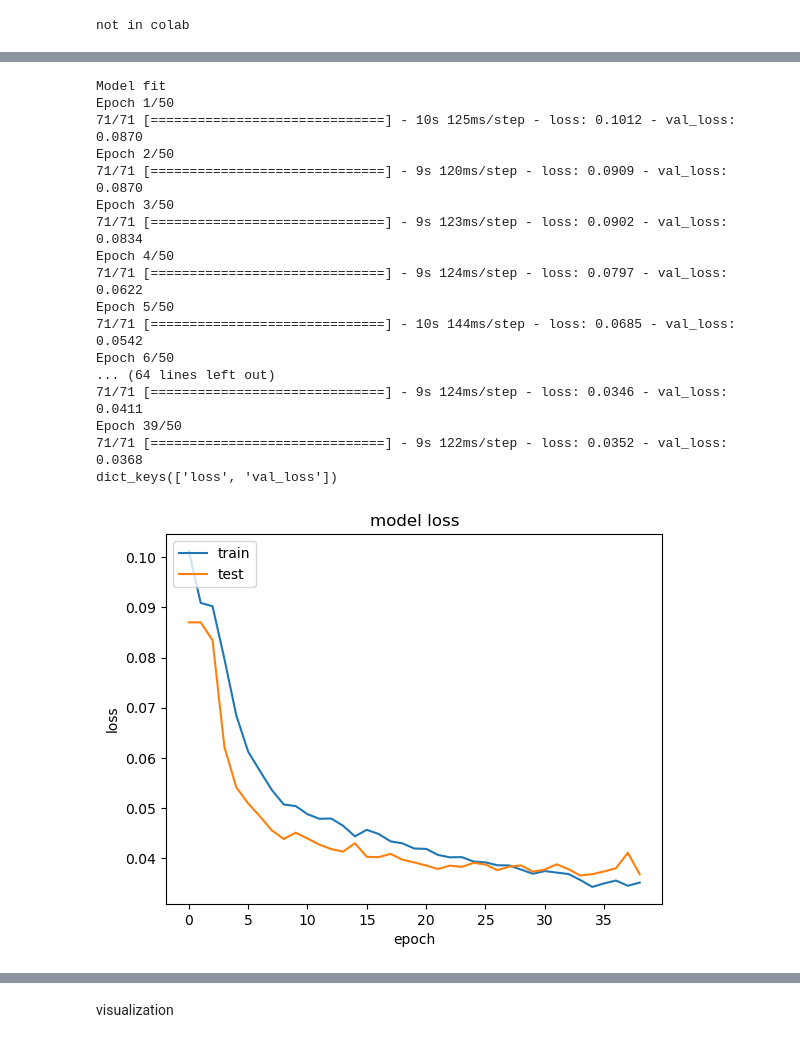
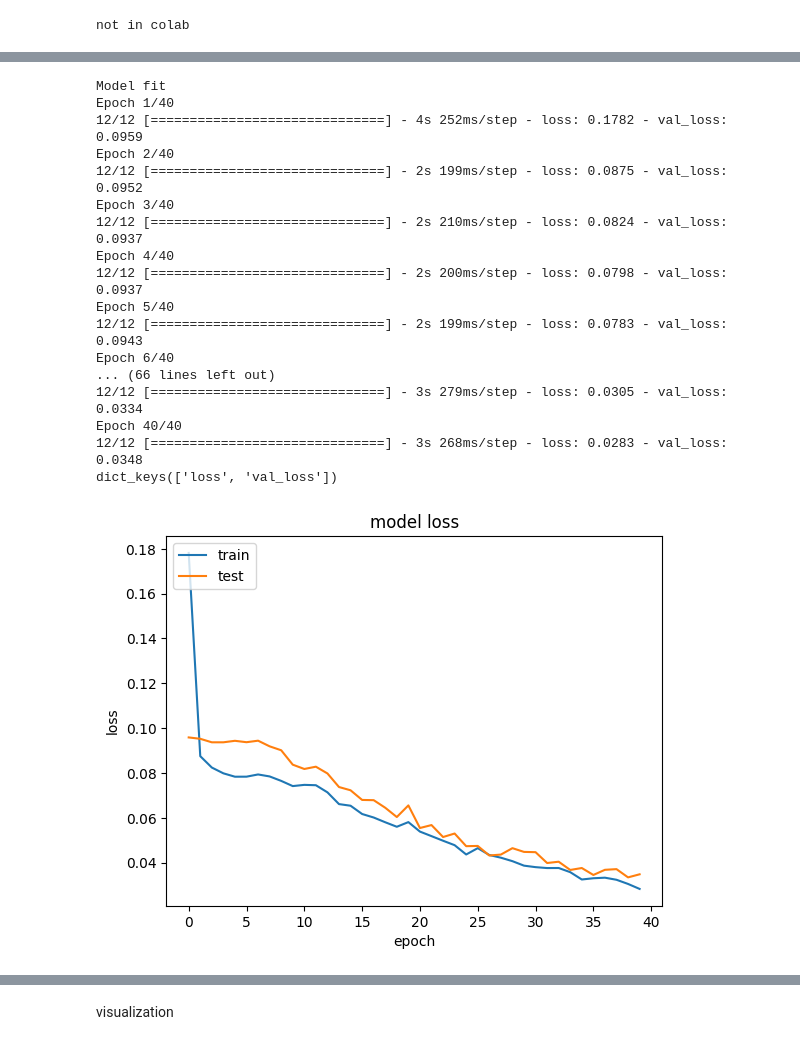
Before and after one commit to heechul/DeepPicar-ESP32S3, a Jupyter notebook: RunAll-v2.ipynb, the cells around one changed output, grey strips where cells are left out. Saved outputs shown, nothing was run; the diff lists cells and outputs as text; code cells hidden in the pictures.

```diff
--- a/RunAll-v2.ipynb
+++ b/RunAll-v2.ipynb
@@ -42,9 +42,11 @@ img_width = 160
 img_height = 60
 img_channels = 3
 temporal_context = 1  # number of past images to be used as input to the model
+ch_frac = 1.0
+
 mode = "resize"  # "crop" or "resize
-model_name = "opt-k2"
-model_file = "models/{}-{}x{}x{}-T{}".format(model_name, img_width, img_height, img_channels, temporal_context)
+model_name = "pilotnet-dg"
+model_file = "models/{}-{}x{}x{}-T{}-r{}".format(model_name, img_width, img_height, img_channels, temporal_context, ch_frac)
 
 print("model:", model_file)
 # %% [output]
@@ -329,50 +366,50 @@ _________________________________________________________________
 # class_weights = class_weight.compute_class_weight(class_weight='balanced', classes=np.unique(y_train), y=y_train)
 # class_weights = {i:class_weights[i] for i in range(len(class_weights))}
 # print("class_weights", class_weights)
 
 if use_finetuning:
     q_aware_model.load_weights(model_file + ".h5")
     print("loaded weights from", model_file + ".h5")
     n_epochs = 5
 else:
-    n_epochs = 50
+    n_epochs = 40
 
 # Continue with the rest of the code
 print ("Model fit")
 # q_aware_model.reset_states()
 history = q_aware_model.fit(x_train, y_train, batch_size=128,
                     epochs=n_epochs, validation_data=(x_test, y_test),
                     callbacks=[tf.keras.callbacks.EarlyStopping(patience=5, restore_best_weights=True)],
                     )
 
 # Plot training and validation losses
 print(history.history.keys())
 plt.plot(history.history['loss'])
 plt.plot(history.history['val_loss'])
 plt.title('model loss')
 plt.ylabel('loss')
 plt.xlabel('epoch')
 plt.legend(['train', 'test'], loc='upper left')
 plt.show()
 # %% [output]
 Model fit
-Epoch 1/50
-71/71 [==============================] - 10s 125ms/step - loss: 0.1012 - val_loss: 0.0870
-Epoch 2/50
-71/71 [==============================] - 9s 120ms/step - loss: 0.0909 - val_loss: 0.0870
-Epoch 3/50
-71/71 [==============================] - 9s 123ms/step - loss: 0.0902 - val_loss: 0.0834
-Epoch 4/50
-71/71 [==============================] - 9s 124ms/step - loss: 0.0797 - val_loss: 0.0622
-Epoch 5/50
-71/71 [==============================] - 10s 144ms/step - loss: 0.0685 - val_loss: 0.0542
-Epoch 6/50
-... (64 lines left out)
-71/71 [==============================] - 9s 124ms/step - loss: 0.0346 - val_loss: 0.0411
-Epoch 39/50
-71/71 [==============================] - 9s 122ms/step - loss: 0.0352 - val_loss: 0.0368
+Epoch 1/40
+12/12 [==============================] - 4s 252ms/step - loss: 0.1782 - val_loss: 0.0959
+Epoch 2/40
+12/12 [==============================] - 2s 199ms/step - loss: 0.0875 - val_loss: 0.0952
+Epoch 3/40
+12/12 [==============================] - 2s 210ms/step - loss: 0.0824 - val_loss: 0.0937
+Epoch 4/40
+12/12 [==============================] - 2s 200ms/step - loss: 0.0798 - val_loss: 0.0937
+Epoch 5/40
+12/12 [==============================] - 2s 199ms/step - loss: 0.0783 - val_loss: 0.0943
+Epoch 6/40
+... (66 lines left out)
+12/12 [==============================] - 3s 279ms/step - loss: 0.0305 - val_loss: 0.0334
+Epoch 40/40
+12/12 [==============================] - 3s 268ms/step - loss: 0.0283 - val_loss: 0.0348
 dict_keys(['loss', 'val_loss'])
-[figure, old version]
+[figure, new version]
 # %%
 angle_thresh=10
 # Helper functions for evaluating model accuracy
```
Also changed, not shown: parts of 15 cells of this notebook, 6 other files.
